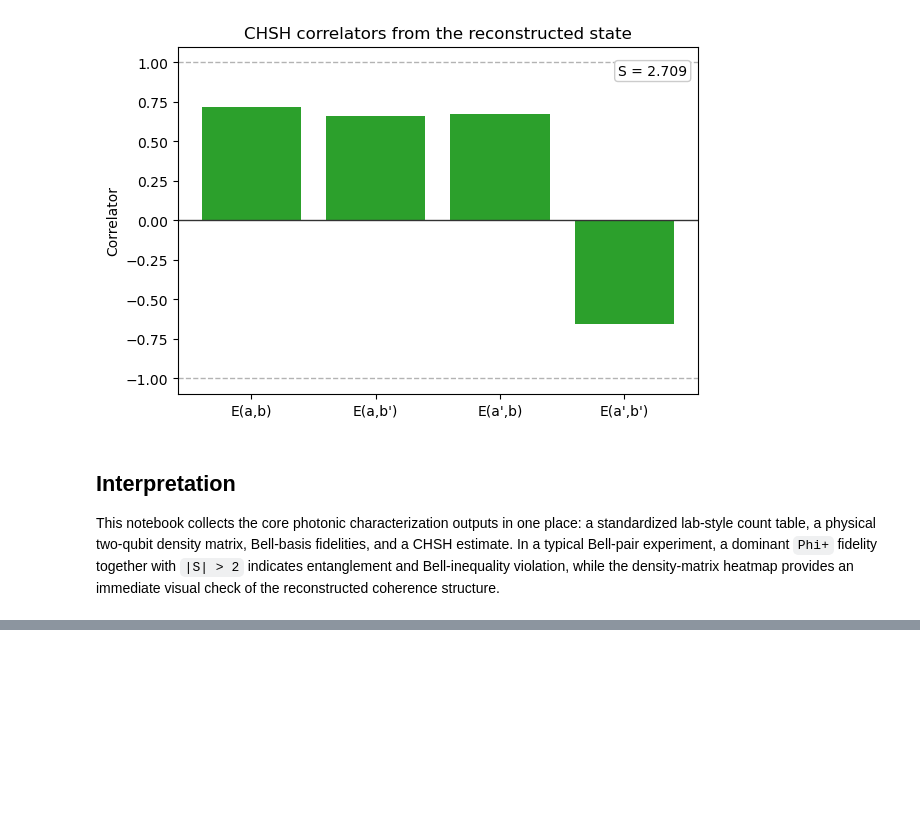
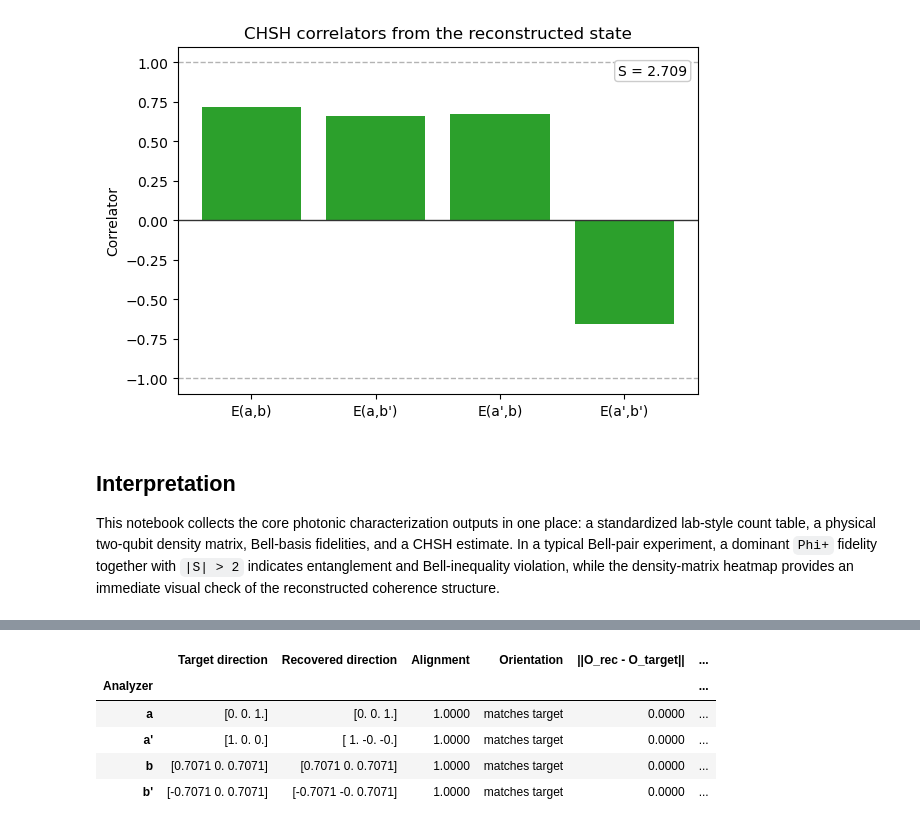
Before and after one commit to osipra/photonic-entanglement-characterization, a Jupyter notebook: notebooks/photonic_entanglement_characterization_workflow.ipynb, the cells around one changed output, grey strips where cells are left out. Drawn from its saved outputs; the diff is of its cells as text; code cells hidden in the pictures; blank space fills up the shorter version.

```diff
--- a/notebooks/photonic_entanglement_characterization_workflow.ipynb
+++ b/notebooks/photonic_entanglement_characterization_workflow.ipynb
@@ -273,0 +341,69 @@ This notebook collects the core photonic characterization outputs in one place:
+# %%
+chsh_directions = {
+    "a": z_axis,
+    "a'": x_axis,
+    "b": b_axis,
+    "b'": bp_axis,
+}
+
+ideal_observables = {
+    label: observable_from_direction(direction)
+    for label, direction in chsh_directions.items()
+}
+ideal_correlators = chsh_from_observables(
+    rho_reconstructed,
+    ideal_observables["a"],
+    ideal_observables["a'"],
+    ideal_observables["b"],
+    ideal_observables["b'"],
+)
+S_ideal = chsh.chsh_s_value(ideal_correlators)
+
+waveplate_settings_rows = []
+observable_diagnostic_rows = []
+waveplate_observables = {}
+
+for index, (label, direction) in enumerate(chsh_directions.items()):
+    qwp_angle, hwp_angle, fit_error = waveplates.waveplate_settings_for_bloch_direction(
+        direction,
+        seed=11 + index,
+    )
+    analyzer = waveplates.analyzer_unitary_from_waveplates(qwp_angle, hwp_angle)
+    recovered_positive_state, recovered_negative_state = waveplates.measurement_basis_from_waveplates(
+        qwp_angle,
+        hwp_angle,
+    )
+    recovered_observable = observable_from_basis(recovered_positive_state, recovered_negative_state)
+    waveplate_observables[label] = recovered_observable
+
+    diagnostics = observable_diagnostics(direction, recovered_positive_state, recovered_negative_state)
+
+    waveplate_settings_rows.append(
+        {
+            "Analyzer": label,
+            "QWP (deg)": qwp_angle,
+            "HWP (deg)": hwp_angle,
+            "Fit error": fit_error,
+            "Unitary error": float(np.linalg.norm(analyzer.conj().T @ analyzer - paulis["I"])),
+        }
+    )
+    observable_diagnostic_rows.append(
+        {
+            "Analyzer": label,
+            "Target direction": np.array2string(diagnostics["target_direction"], precision=4, suppress_small=True),
+            "Recovered direction": np.array2string(diagnostics["recovered_direction"], precision=4, suppress_small=True),
+            "Alignment": diagnostics["alignment"],
+            "Orientation": diagnostics["orientation"],
+            "||O_rec - O_target||": diagnostics["observable_error_to_target"],
+            "||O_rec + O_target||": diagnostics["observable_error_to_opposite"],
+            "Positive projector error": diagnostics["positive_projector_error"],
+            "Negative projector error": diagnostics["negative_projector_error"],
+        }
+    )
+
+waveplate_settings_table = pd.DataFrame(waveplate_settings_rows).set_index("Analyzer")
+observable_diagnostics_table = pd.DataFrame(observable_diagnostic_rows).set_index("Analyzer")
+
+display(waveplate_settings_table)
+display(observable_diagnostics_table)
+# %% [output]
@@ -273,0 +416,6 @@ This notebook collects the core photonic characterization outputs in one place:
+|  | Target direction | Recovered direction | Alignment | Orientation | ||O_rec - O_target|| | ... |
+| Analyzer |  |  |  |  |  | ... |
+| a | [0. 0. 1.] | [0. 0. 1.] | 1.0000 | matches target | 0.0000 | ... |
+| a' | [1. 0. 0.] | [ 1. -0. -0.] | 1.0000 | matches target | 0.0000 | ... |
+| b | [0.7071 0. 0.7071] | [0.7071 0. 0.7071] | 1.0000 | matches target | 0.0000 | ... |
+| b' | [-0.7071 0. 0.7071] | [-0.7071 -0. 0.7071] | 1.0000 | matches target | 0.0000 | ... |
```
Also changed, not shown: parts of 6 cells of this notebook, 3 other files.
